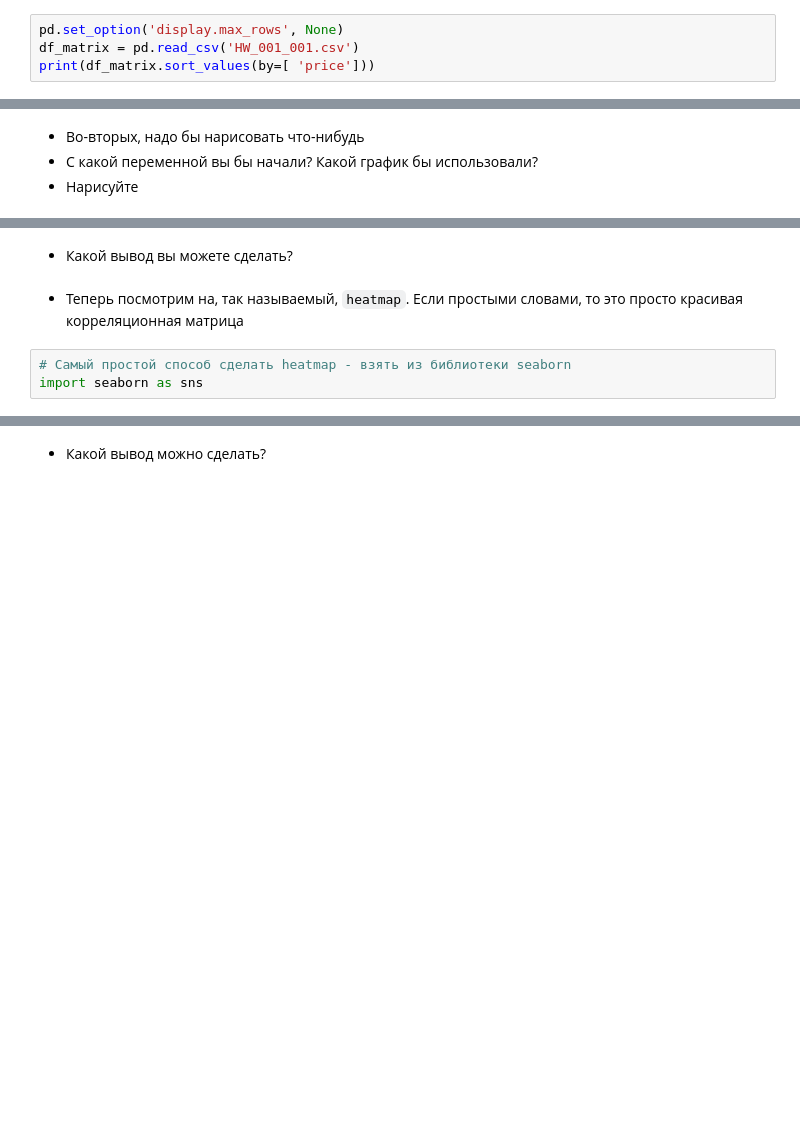
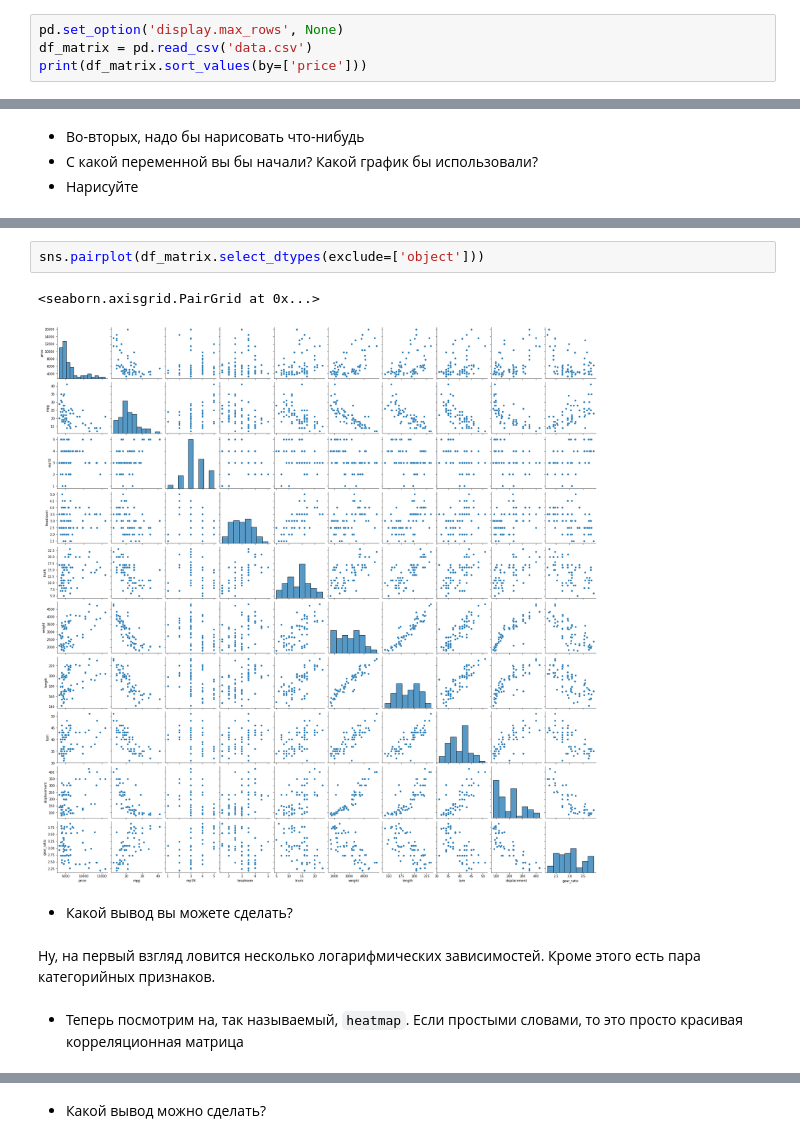
Before and after one commit to yk4r2/AAA, a Jupyter notebook: homeworks/HW1/main.ipynb, the cells around one changed output, grey strips where cells are left out. Cells and saved outputs as stored; diff of their text form; blank space fills up the shorter version.

```diff
--- a/homeworks/HW1/main.ipynb
+++ b/homeworks/HW1/main.ipynb
@@ -37,6 +49,6 @@ df_matrix = pd.read_csv('HW_001_001.csv')
 - Во-первых, посмотрите на описательные статистики
 # %%
 pd.set_option('display.max_rows', None)
-df_matrix = pd.read_csv('HW_001_001.csv')
-print(df_matrix.sort_values(by=[ 'price']))
+df_matrix = pd.read_csv('data.csv')
+print(df_matrix.sort_values(by=['price']))
 # %% [output]
@@ -66,7 +141,11 @@ print(df_matrix.sort_values(by=[ 'price']))
+# %%
+sns.pairplot(df_matrix.select_dtypes(exclude=['object']))
+# %% [output]
+<seaborn.axisgrid.PairGrid at 0x...>
+[figure, added]
 # %% [markdown]
 - Какой вывод вы можете сделать?
+# %% [markdown]
+Ну, на первый взгляд ловится несколько логарифмических зависимостей. Кроме этого есть пара категорийных признаков.
 # %% [markdown]
 - Теперь посмотрим на, так называемый, `heatmap`. Если простыми словами, то это просто красивая корреляционная матрица
-# %%
-# Самый простой способ сделать heatmap - взять из библиотеки seaborn
-import seaborn as sns
```
Also changed, not shown: parts of 89 cells of this notebook, 1 other file.
